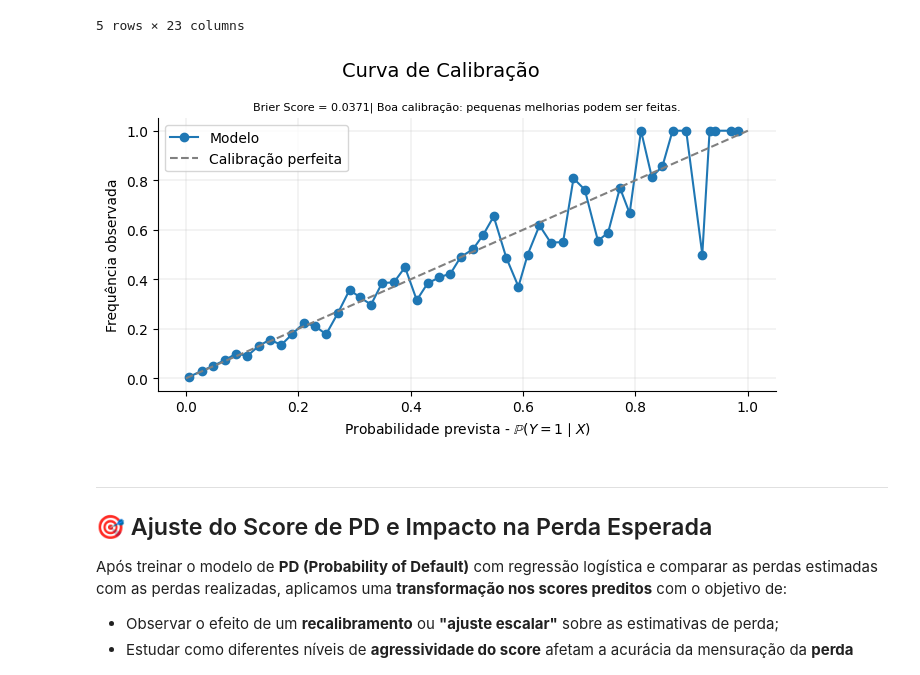
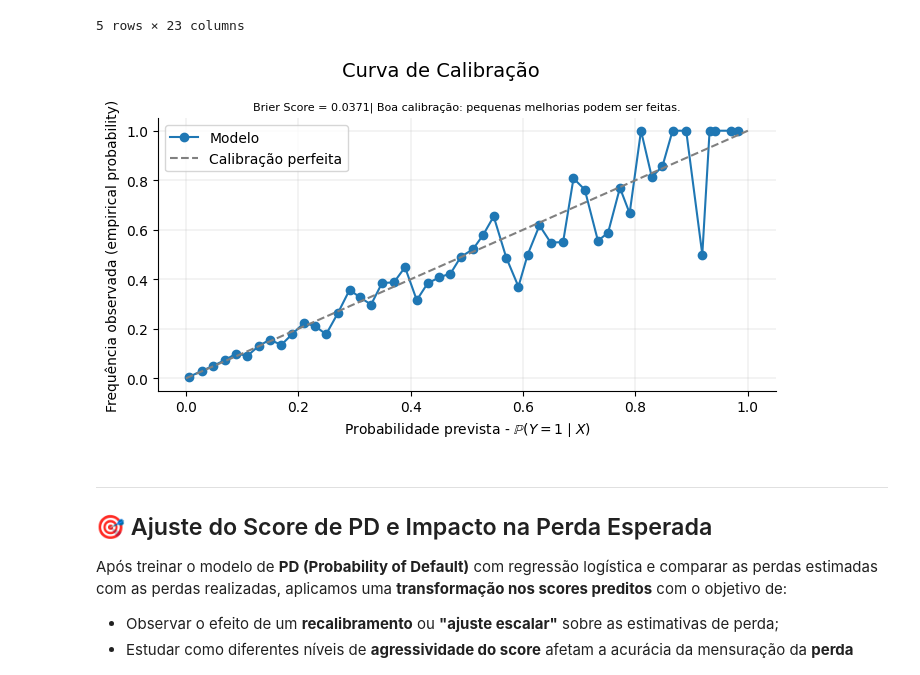
Before and after one commit to Cristiano2132/simulacoes_ifrs9, a Jupyter notebook: irrs9_simulacoes.ipynb, the cells around one changed output. Drawn from its saved outputs; the diff is of its cells as text; code cells hidden in the pictures.

```diff
--- a/irrs9_simulacoes.ipynb
+++ b/irrs9_simulacoes.ipynb
@@ -441,35 +436,35 @@ if brier < 0.02:
 elif brier < 0.05:
     recomendacao = "Boa calibração: pequenas melhorias podem ser feitas."
 elif brier < 0.08:
     recomendacao = "Calibração moderada: considere aplicar técnicas como Platt Scaling ou Isotonic Regression."
 else:
     recomendacao = "Calibração ruim: recomenda-se revisar o modelo e aplicar uma técnica de recalibração."
 # Obter curva de calibração
 prob_true, prob_pred = calibration_curve(y_true, y_score, n_bins=50, strategy='uniform')
 
 # Plotar
 fig, ax = plt.subplots(figsize=(7, 4))
 ax.plot(prob_pred, prob_true, marker='o', label='Modelo')
 ax.plot([0, 1], [0, 1], linestyle='--', color='gray', label='Calibração perfeita')
 
 # Títulos principais e subtítulo com fonte menor
 fig.suptitle('Curva de Calibração', fontsize=14)
 ax.set_title(f'Brier Score = {brier:.4f}| {recomendacao}', fontsize=8)
 
 # Eixos e legenda
 ax.set_xlabel('Probabilidade prevista - $\mathbb{P}(Y = 1 \mid X)$')
-ax.set_ylabel('Frequência observada')
+ax.set_ylabel('Frequência observada (empirical probability)')
 ax.legend()
 
 # Estética
 ax.spines['right'].set_visible(False)
 ax.spines['top'].set_visible(False)
 ax.yaxis.grid(True, linestyle='-', linewidth=0.2)
 ax.xaxis.grid(True, linestyle='-', linewidth=0.2)
 plt.tight_layout()
 plt.show()
 # %% [output]
-[figure, old version]
+[figure, new version]
 # %% [markdown]
 ---
 
```
Also changed, not shown: parts of 4 cells of this notebook.
